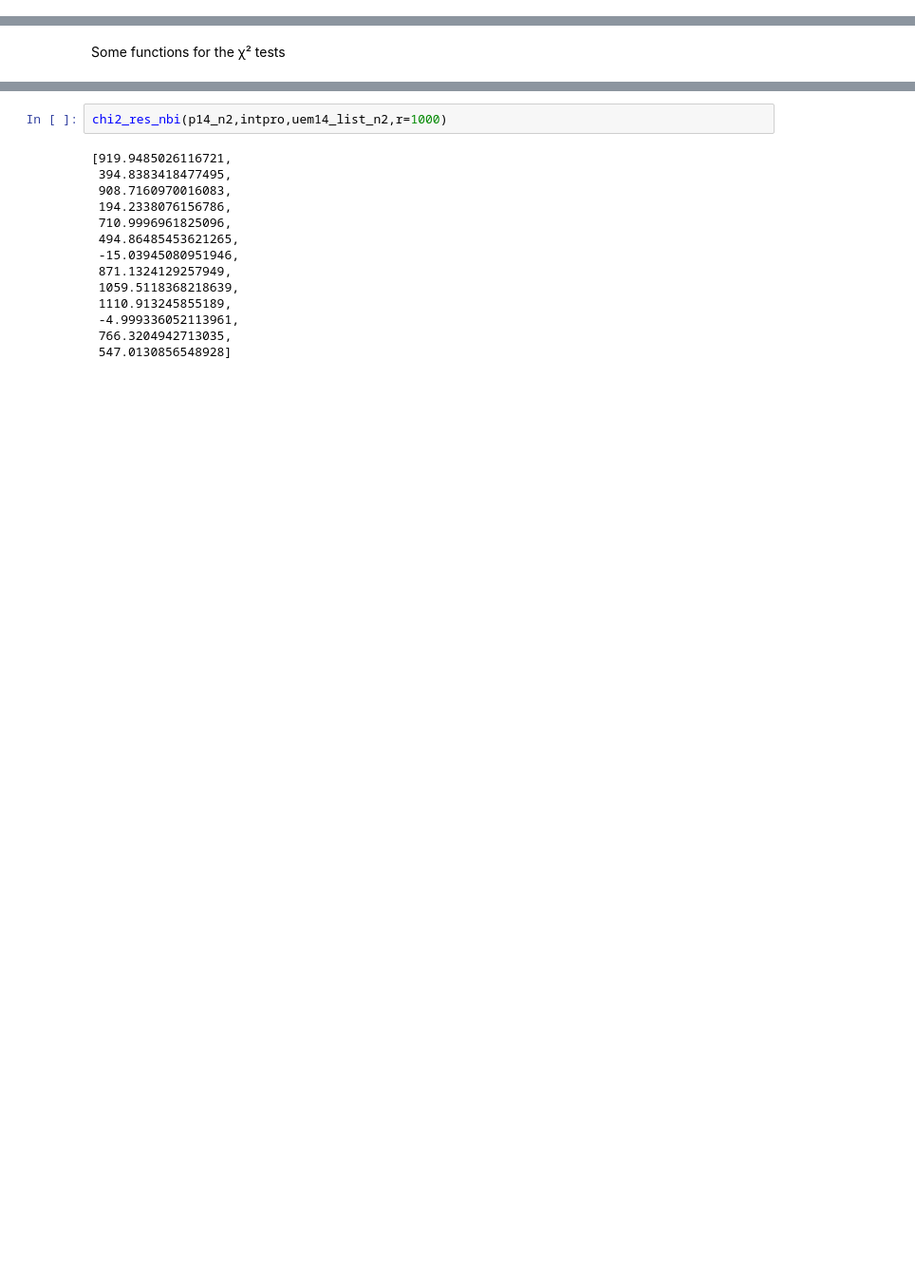
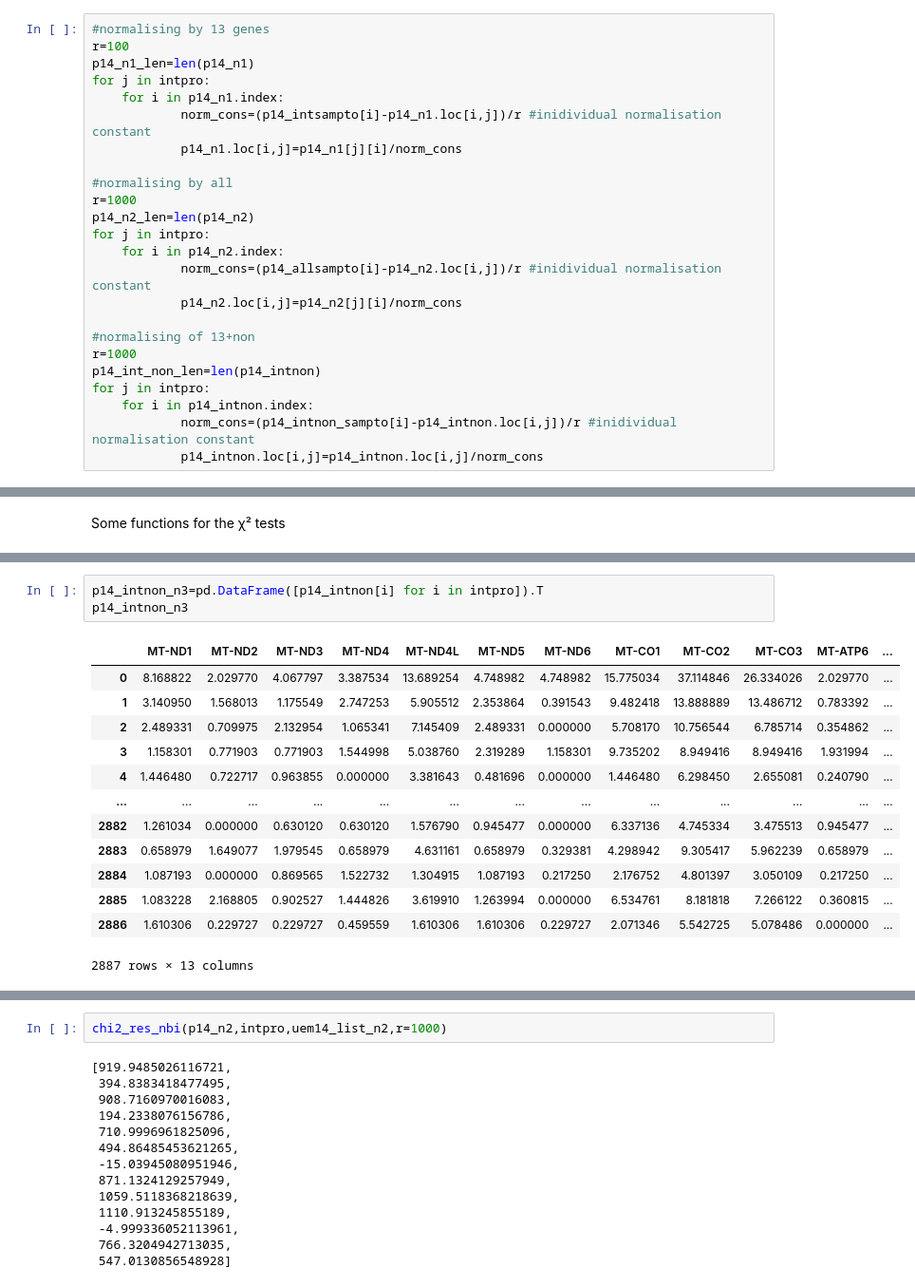
Before and after one commit to rrrrrrrlll/M2R_Group_12, a Jupyter notebook: Correct GOF stuff.ipynb, the cells around one changed output, grey strips where cells are left out. Shown at 95% size. Saved outputs shown, nothing was run; the diff lists cells and outputs as text; blank space fills up the shorter version.

```diff
--- a/Correct GOF stuff.ipynb
+++ b/Correct GOF stuff.ipynb
@@ -91,3 +179,27 @@ for j in intpro:
+# %%
+#normalising by 13 genes
+r=100
+p14_n1_len=len(p14_n1)
+for j in intpro:
+    for i in p14_n1.index:
+            norm_cons=(p14_intsampto[i]-p14_n1.loc[i,j])/r #inidividual normalisation constant
+            p14_n1.loc[i,j]=p14_n1[j][i]/norm_cons
+
+#normalising by all
+r=1000
+p14_n2_len=len(p14_n2)
+for j in intpro:
+    for i in p14_n2.index:
+            norm_cons=(p14_allsampto[i]-p14_n2.loc[i,j])/r #inidividual normalisation constant
+            p14_n2.loc[i,j]=p14_n2[j][i]/norm_cons
+
+#normalising of 13+non
+r=1000
+p14_int_non_len=len(p14_intnon)
+for j in intpro:
+    for i in p14_intnon.index:
+            norm_cons=(p14_intnon_sampto[i]-p14_intnon.loc[i,j])/r #inidividual normalisation constant
+            p14_intnon.loc[i,j]=p14_intnon.loc[i,j]/norm_cons
 # %% [markdown]
 Calculating UEM of proportion parameter at r=100 and r=1000
 # %%
@@ -202 +341,18 @@ def ex_range_nbi(df, index_list, prob,r=100):
+# %%
+p14_intnon_n3=pd.DataFrame([p14_intnon[i] for i in intpro]).T
+p14_intnon_n3
+# %% [output]
+|  | MT-ND1 | MT-ND2 | MT-ND3 | MT-ND4 | MT-ND4L | MT-ND5 | MT-ND6 | MT-CO1 | MT-CO2 | MT-CO3 | MT-ATP6 | ... |
+| 0 | 8.168822 | 2.029770 | 4.067797 | 3.387534 | 13.689254 | 4.748982 | 4.748982 | 15.775034 | 37.114846 | 26.334026 | 2.029770 | ... |
+| 1 | 3.140950 | 1.568013 | 1.175549 | 2.747253 | 5.905512 | 2.353864 | 0.391543 | 9.482418 | 13.888889 | 13.486712 | 0.783392 | ... |
+| 2 | 2.489331 | 0.709975 | 2.132954 | 1.065341 | 7.145409 | 2.489331 | 0.000000 | 5.708170 | 10.756544 | 6.785714 | 0.354862 | ... |
+| 3 | 1.158301 | 0.771903 | 0.771903 | 1.544998 | 5.038760 | 2.319289 | 1.158301 | 9.735202 | 8.949416 | 8.949416 | 1.931994 | ... |
+| 4 | 1.446480 | 0.722717 | 0.963855 | 0.000000 | 3.381643 | 0.481696 | 0.000000 | 1.446480 | 6.298450 | 2.655081 | 0.240790 | ... |
+| ... | ... | ... | ... | ... | ... | ... | ... | ... | ... | ... | ... | ... |
+| 2882 | 1.261034 | 0.000000 | 0.630120 | 0.630120 | 1.576790 | 0.945477 | 0.000000 | 6.337136 | 4.745334 | 3.475513 | 0.945477 | ... |
+| 2883 | 0.658979 | 1.649077 | 1.979545 | 0.658979 | 4.631161 | 0.658979 | 0.329381 | 4.298942 | 9.305417 | 5.962239 | 0.658979 | ... |
+| 2884 | 1.087193 | 0.000000 | 0.869565 | 1.522732 | 1.304915 | 1.087193 | 0.217250 | 2.176752 | 4.801397 | 3.050109 | 0.217250 | ... |
+| 2885 | 1.083228 | 2.168805 | 0.902527 | 1.444826 | 3.619910 | 1.263994 | 0.000000 | 6.534761 | 8.181818 | 7.266122 | 0.360815 | ... |
+| 2886 | 1.610306 | 0.229727 | 0.229727 | 0.459559 | 1.610306 | 1.610306 | 0.229727 | 2.071346 | 5.542725 | 5.078486 | 0.000000 | ... |
+2887 rows × 13 columns
 # %%
```
Also changed, not shown: parts of 47 cells of this notebook.
